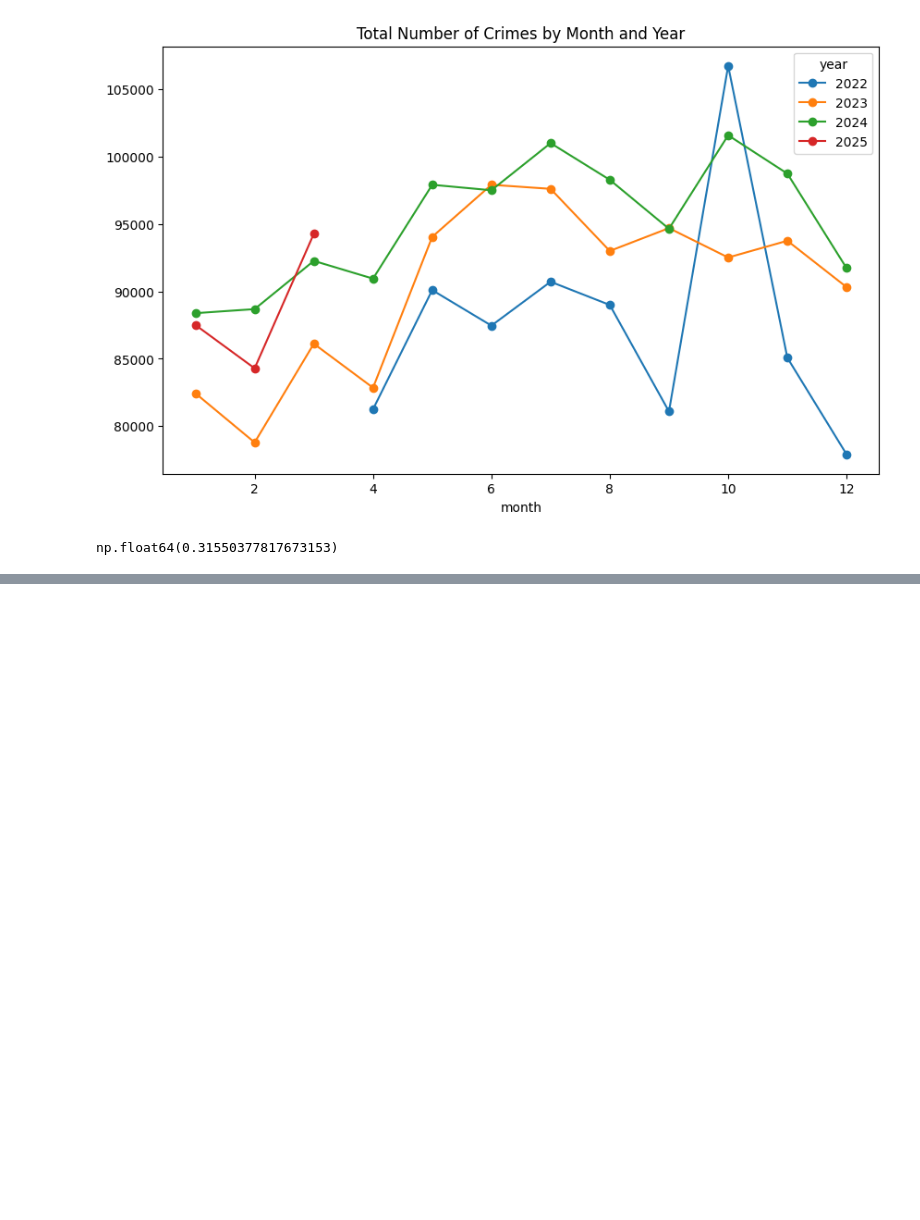
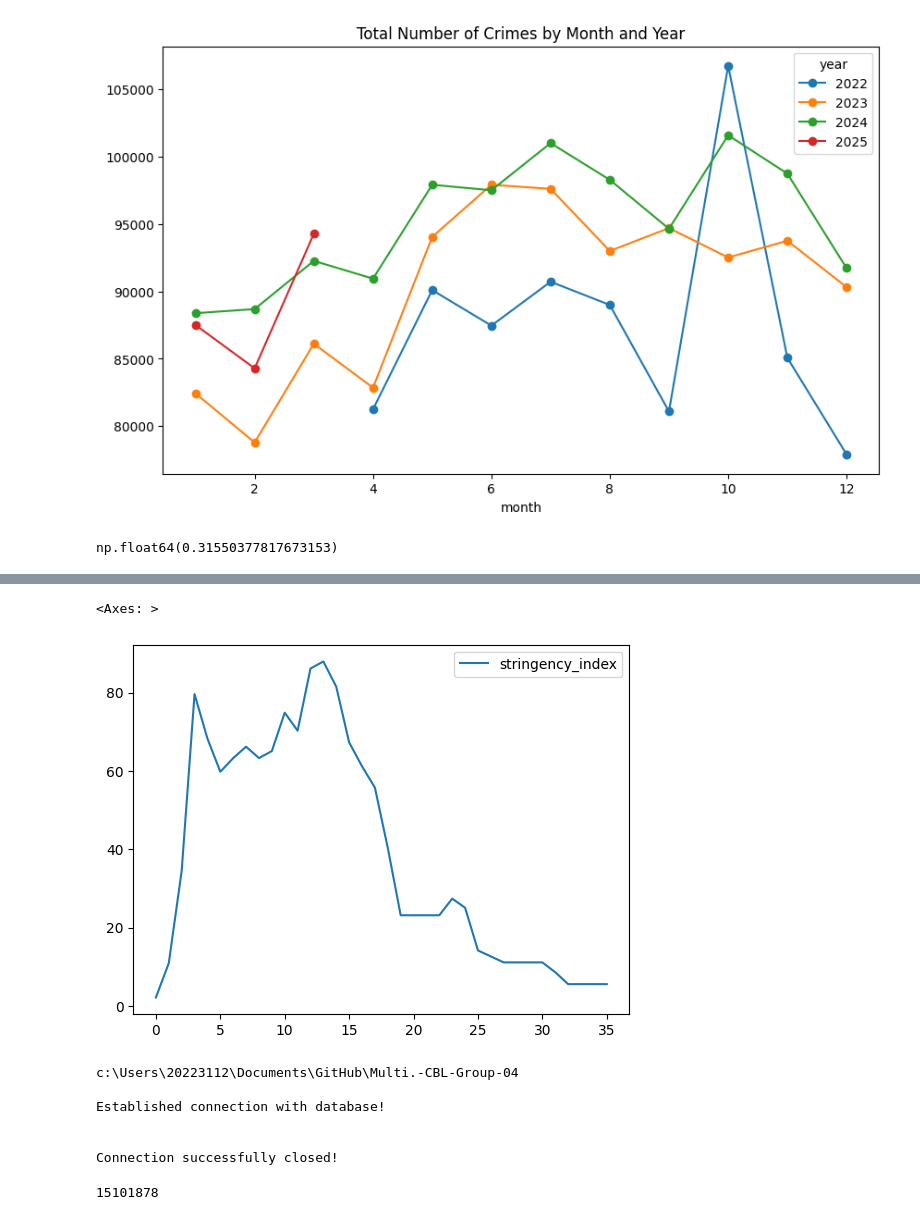
Before and after one commit to MilesDidden/Multi.-CBL-Group-04, a Jupyter notebook: Exploring_data_Miles.ipynb, the cells around one changed output, grey strips where cells are left out. Cells and saved outputs as stored; diff of their text form; code cells hidden in the pictures; blank space fills up the shorter version.

```diff
--- a/Exploring_data_Miles.ipynb
+++ b/Exploring_data_Miles.ipynb
@@ -202,0 +205,23 @@ np.float64(0.31550377817673153)
+# %%
+df = pd.read_csv("data/OxCGRT_timeseries_StringencyIndex_v1.csv")
+
+df = df[df["RegionCode"] == "UK_ENG"].iloc[:, 7:]
+
+df = df.T.reset_index()
+
+df.columns = ["date", "stringency_index"]
+
+df['date'] = pd.to_datetime(df['date'], format='%d%b%Y')
+
+df["year"], df["month"], df["day"] = df["date"].dt.year, df["date"].dt.month, df["date"].dt.day
+
+df = df[["year", "month", "day", "stringency_index"]].copy()
+
+df = df[pd.notna(df["stringency_index"])]
+
+df = df.groupby(by=["year", "month"]).agg(stringency_index=("stringency_index", "mean")).reset_index()
+df['month'] = pd.to_datetime(df[['year', 'month']].assign(day=1))
+df['month'] = df['month'].dt.strftime('%Y-%m')
+df = df[['month', 'stringency_index']].copy()
+
+df.head()
@@ -202,0 +235,22 @@ np.float64(0.31550377817673153)
+# %%
+df.plot()
+# %% [output]
+<Axes: >
+[figure, added]
+# %%
+from model.DB_utils import DBhandler
+
+dbh = DBhandler()
+temp = dbh.query("SELECT crime_id FROM crime")
+dbh.close_connection_db()
+# %% [output]
+c:\Users\20223112\Documents\GitHub\Multi.-CBL-Group-04
+
+Established connection with database!
+
+
+Connection successfully closed!
+# %%
+len(temp)
+# %% [output]
+15101878
```
Also changed, not shown: parts of 2 cells of this notebook, 3 other files.
